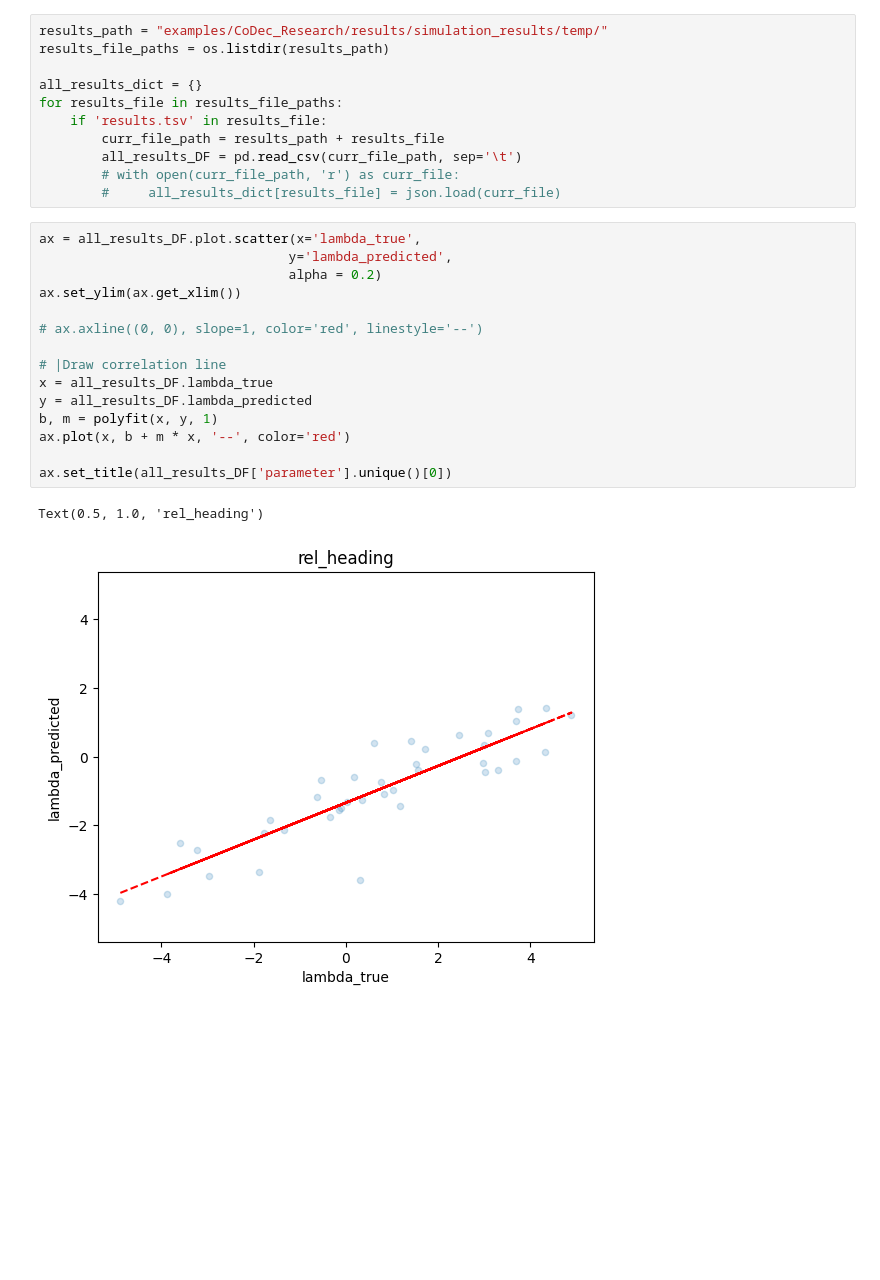
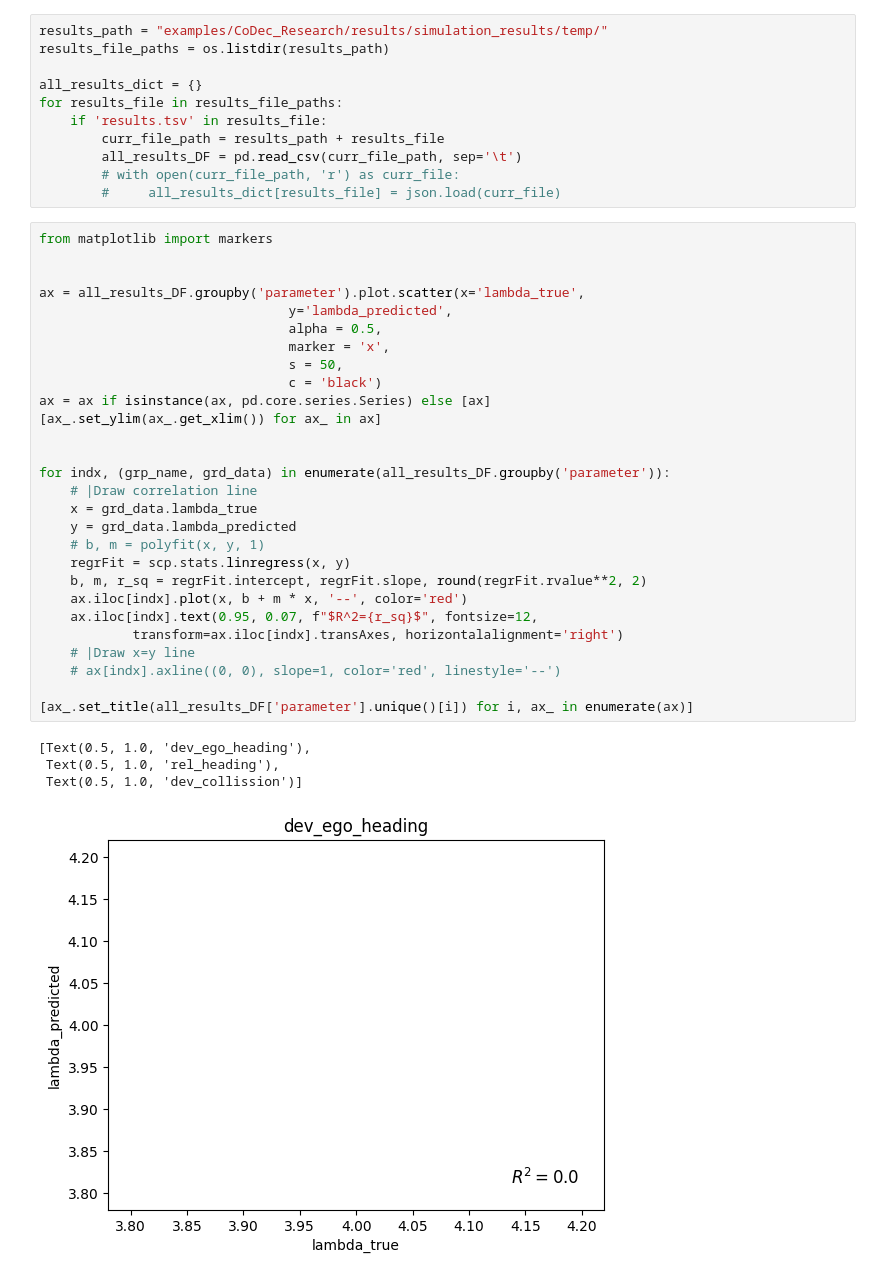
Before and after one commit to sounakban/gpudrive-CoDec, a Jupyter notebook: examples/CoDec_Research/code/analysis/plot_inference.ipynb, the cells around one changed output. Drawn from its saved outputs; the diff is of its cells as text; blank space fills up the shorter version.

```diff
--- a/examples/CoDec_Research/code/analysis/plot_inference.ipynb
+++ b/examples/CoDec_Research/code/analysis/plot_inference.ipynb
@@ -170,20 +170,35 @@ for results_file in results_file_paths:
         # with open(curr_file_path, 'r') as curr_file:
         #     all_results_dict[results_file] = json.load(curr_file)
 # %%
-ax = all_results_DF.plot.scatter(x='lambda_true',
+from matplotlib import markers
+
+
+ax = all_results_DF.groupby('parameter').plot.scatter(x='lambda_true',
                                 y='lambda_predicted',
-                                alpha = 0.2)
-ax.set_ylim(ax.get_xlim())
+                                alpha = 0.5,
+                                marker = 'x',
+                                s = 50,
+                                c = 'black')
+ax = ax if isinstance(ax, pd.core.series.Series) else [ax]
+[ax_.set_ylim(ax_.get_xlim()) for ax_ in ax]
 
-# ax.axline((0, 0), slope=1, color='red', linestyle='--')
 
-# |Draw correlation line
-x = all_results_DF.lambda_true
-y = all_results_DF.lambda_predicted
-b, m = polyfit(x, y, 1)
-ax.plot(x, b + m * x, '--', color='red')
+for indx, (grp_name, grd_data) in enumerate(all_results_DF.groupby('parameter')):
+    # |Draw correlation line
+    x = grd_data.lambda_true
+    y = grd_data.lambda_predicted
+    # b, m = polyfit(x, y, 1)
+    regrFit = scp.stats.linregress(x, y)
+    b, m, r_sq = regrFit.intercept, regrFit.slope, round(regrFit.rvalue**2, 2)
+    ax.iloc[indx].plot(x, b + m * x, '--', color='red')
+    ax.iloc[indx].text(0.95, 0.07, f"$R^2={r_sq}$", fontsize=12,
+            transform=ax.iloc[indx].transAxes, horizontalalignment='right')
+    # |Draw x=y line
+    # ax[indx].axline((0, 0), slope=1, color='red', linestyle='--')
 
-ax.set_title(all_results_DF['parameter'].unique()[0])
+[ax_.set_title(all_results_DF['parameter'].unique()[i]) for i, ax_ in enumerate(ax)]
 # %% [output]
-Text(0.5, 1.0, 'rel_heading')
+[Text(0.5, 1.0, 'dev_ego_heading'),
+ Text(0.5, 1.0, 'rel_heading'),
+ Text(0.5, 1.0, 'dev_collission')]
-[figure, old version]
+[figure, new version]
```
Also changed, not shown: parts of 7 cells of this notebook, 15 other files.
